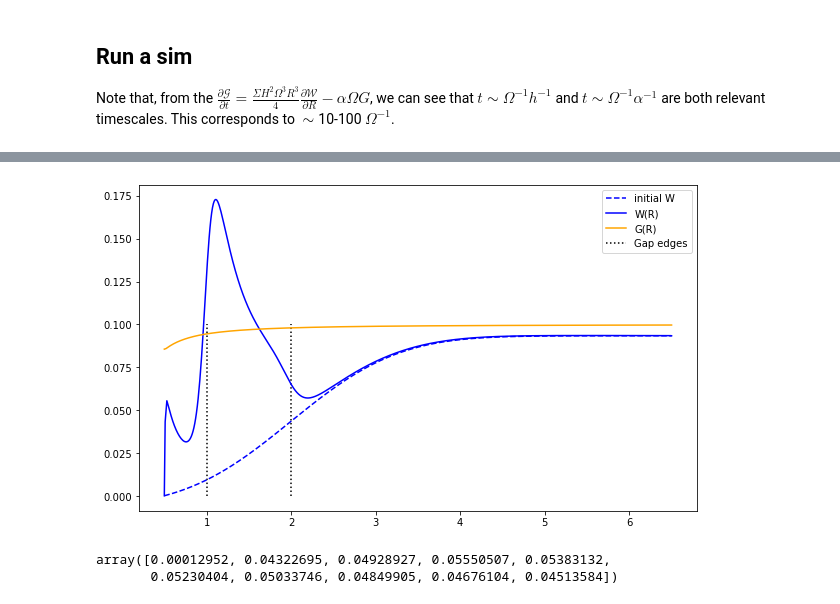
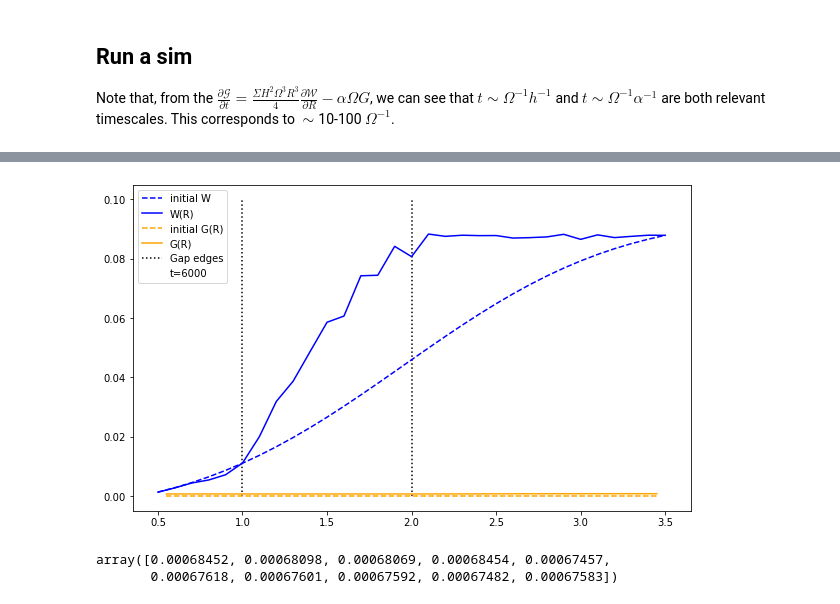
Before and after one commit to Jupiter1994/warped-disks, a Jupyter notebook: reduced-eqs.ipynb, the cells around one changed output, grey strips where cells are left out. Drawn from its saved outputs; the diff is of its cells as text; code cells hidden in the pictures.

Commit message:
staggered R; alpha 1e-3

```diff
--- a/reduced-eqs.ipynb
+++ b/reduced-eqs.ipynb
@@ -18,7 +18,7 @@ import math
 import matplotlib.pyplot as plt
 # %%
 cs = 0.02
-alpha = 0.019
+alpha = 0.001 # 0.001 # 0.019
 # %% [markdown]
 ## Numerical derivatives
 # %%
@@ -185,19 +200,21 @@ def evolve_W(Rs, Ws, Gs, dt):
 
     return Wnexts
 # %%
-def integrate(Rs, Ws, Gs, ts):
+def integrate(Rs_torque, Gs, Rs_warp, Ws, ts):
     '''
 
     Integrate W(R) and G(R) over a given time domain (ts). Returns W(R) and
     G(R) at the final timestep.
+
+    W and G are staggered in the R domain.
 
     '''
 
     dts = ts[1:] - ts[:-1]
 
     for dt in dts:
-        Gnexts = evolve_G(Rs, Ws, Gs, dt)
-        Wnexts = evolve_W(Rs, Ws, Gs, dt)
+        Gnexts = evolve_G(Rs_torque, Gs, Rs_warp, Ws, dt)
+        Wnexts = evolve_W(Rs_torque, Gs, Rs_warp, Ws, dt)
 
         Ws, Gs = Wnexts, Gnexts
 
@@ -214,34 +226,47 @@ plt.plot(Rs, Ws)
 # %%
 # spatial and time domains
 Rmin = 0.5
-Rmax = 6.5
-DeltaR = 0.01
+Rmax = 3.5
+DeltaR = 0.1
 num_Rs = (int) ((Rmax - Rmin) / DeltaR) + 1
-Rs = np.linspace(Rmin, Rmax, num_Rs)
+
+# stagger W and G in the R domain
+Rs_warp = np.linspace(Rmin, Rmax, num_Rs)
+Rs_torque = Rs_warp[:-1] + DeltaR/2
 
 tmin = 0
-tmax = 3
+tmax = 6000
 Deltat = 0.05
 num_ts = (int) ((tmax - tmin) / Deltat) + 1
 ts = np.linspace(tmin, tmax, num_ts)
 
-Ws = 0.1 * np.cumsum(np.exp(-(Rs-2)**2 / 2) / np.sqrt(2*np.pi)) * DeltaR
+Ws = 0.1 * np.cumsum(np.exp(-(Rs_warp-2)**2 / 2) / np.sqrt(2*np.pi)) * DeltaR
 
 #Ws = np.zeros(shape=Rs.shape) + (Rs-0.5)/30 # tilt W(R)
-Gs = np.zeros(shape=Rs.shape) + 0.1 # torque G(R)
+Gs = np.zeros(shape=Rs_torque.shape) # torque G(R)
 # %%
 fig = plt.figure(figsize=(10, 6))
 
-Ws_final, Gs_final = integrate(Rs, Ws, Gs, ts)
+start = time.time()
 
-plt.plot(Rs, Ws, color="blue", linestyle="--", label="initial W")
-plt.plot(Rs, Ws_final, color="blue", label="W(R)")
-plt.plot(Rs, Gs_final, color="orange", label="G(R)")
+Ws_final, Gs_final = integrate(Rs_torque, Gs, Rs_warp, Ws, ts)
+# Ws_final, Gs_final = integrate(Rs_torque, Gs_final, Rs_warp, Ws_final, ts)
+
+
+end = time.time()
+print("Elapsed time:", np.round(end - start, 2))
+
+plt.plot(Rs_warp, Ws, c="blue", ls="--", label="initial W")
+plt.plot(Rs_warp, Ws_final, c="blue", label="W(R)")
+plt.plot(Rs_torque, Gs, c="orange", ls="--", label="initial G(R)")
+plt.plot(Rs_torque, Gs_final, c="orange", label="G(R)")
 
 R_a, R_b = 1, 2
 plt.vlines(R_a, 0, 0.1, color="black", linestyle=":")
 plt.vlines(R_b, 0, 0.1, color="black", linestyle=":", label="Gap edges")
 
+plt.scatter([],[], s=0, label="t=" + str(tmax))
+
 plt.legend()
 plt.show()
 # %% [output]
@@ -248,6 +274,6 @@ plt.show()
-[figure, old version]
+[figure, new version]
-# %%
-Ws_final[:10]
-# %% [output]
-array([0.00012952, 0.04322695, 0.04928927, 0.05550507, 0.05383132,
-       0.05230404, 0.05033746, 0.04849905, 0.04676104, 0.04513584])
+# %%
+Gs_final[:10]
+# %% [output]
+array([0.00068452, 0.00068098, 0.00068069, 0.00068454, 0.00067457,
+       0.00067618, 0.00067601, 0.00067592, 0.00067482, 0.00067583])
```
Also changed, not shown: parts of 5 cells of this notebook.
